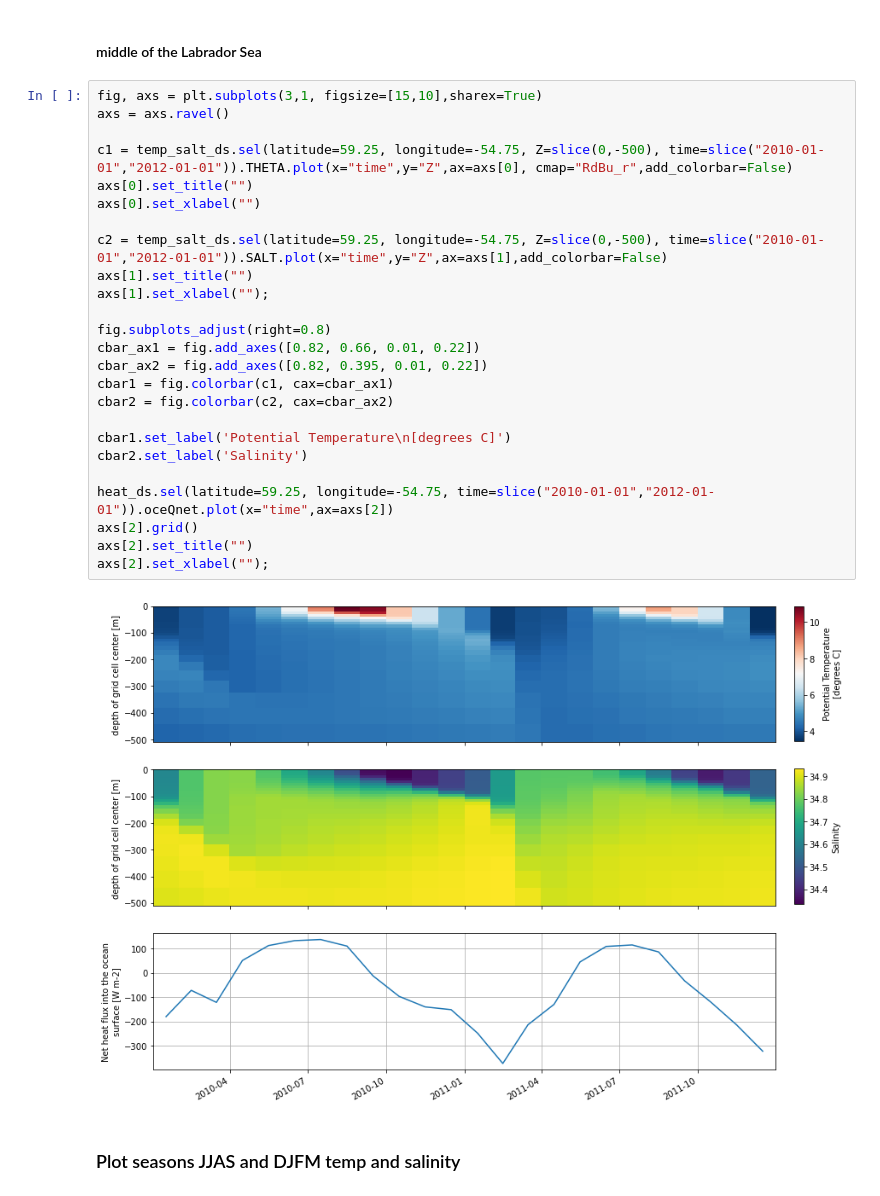
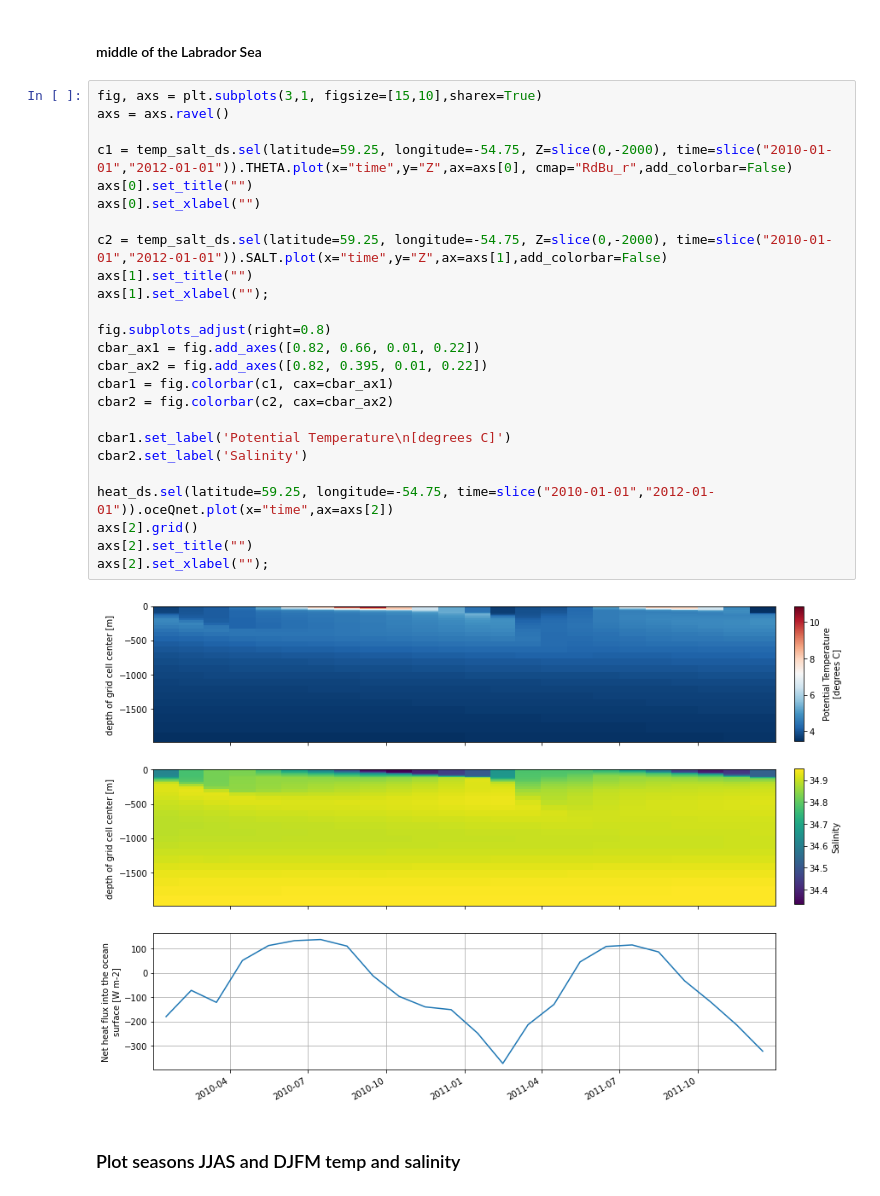
Before and after one commit to mjzahn/ecco, a Jupyter notebook: plot_ecco.ipynb, the cells around one changed output. Saved outputs shown, nothing was run; the diff lists cells and outputs as text.

```diff
--- a/plot_ecco.ipynb
+++ b/plot_ecco.ipynb
@@ -294,30 +294,30 @@ axs[2].set_xlabel("");
 # %%
 fig, axs = plt.subplots(3,1, figsize=[15,10],sharex=True)
 axs = axs.ravel()
 
-c1 = temp_salt_ds.sel(latitude=59.25, longitude=-54.75, Z=slice(0,-500), time=slice("2010-01-01","2012-01-01")).THETA.plot(x="time",y="Z",ax=axs[0], cmap="RdBu_r",add_colorbar=False)
+c1 = temp_salt_ds.sel(latitude=59.25, longitude=-54.75, Z=slice(0,-2000), time=slice("2010-01-01","2012-01-01")).THETA.plot(x="time",y="Z",ax=axs[0], cmap="RdBu_r",add_colorbar=False)
 axs[0].set_title("")
 axs[0].set_xlabel("")
 
-c2 = temp_salt_ds.sel(latitude=59.25, longitude=-54.75, Z=slice(0,-500), time=slice("2010-01-01","2012-01-01")).SALT.plot(x="time",y="Z",ax=axs[1],add_colorbar=False)
+c2 = temp_salt_ds.sel(latitude=59.25, longitude=-54.75, Z=slice(0,-2000), time=slice("2010-01-01","2012-01-01")).SALT.plot(x="time",y="Z",ax=axs[1],add_colorbar=False)
 axs[1].set_title("")
 axs[1].set_xlabel("");
 
 fig.subplots_adjust(right=0.8)
 cbar_ax1 = fig.add_axes([0.82, 0.66, 0.01, 0.22])
 cbar_ax2 = fig.add_axes([0.82, 0.395, 0.01, 0.22])
 cbar1 = fig.colorbar(c1, cax=cbar_ax1)
 cbar2 = fig.colorbar(c2, cax=cbar_ax2)
 
 cbar1.set_label('Potential Temperature\n[degrees C]')
 cbar2.set_label('Salinity')
 
 heat_ds.sel(latitude=59.25, longitude=-54.75, time=slice("2010-01-01","2012-01-01")).oceQnet.plot(x="time",ax=axs[2])
 axs[2].grid()
 axs[2].set_title("")
 axs[2].set_xlabel("");
 # %% [output]
-[figure, old version]
+[figure, new version]
 # %% [markdown]
 ### Plot seasons JJAS and DJFM temp and salinity
 # %%
```
Also changed, not shown: parts of 2 cells of this notebook, 2 other files.
